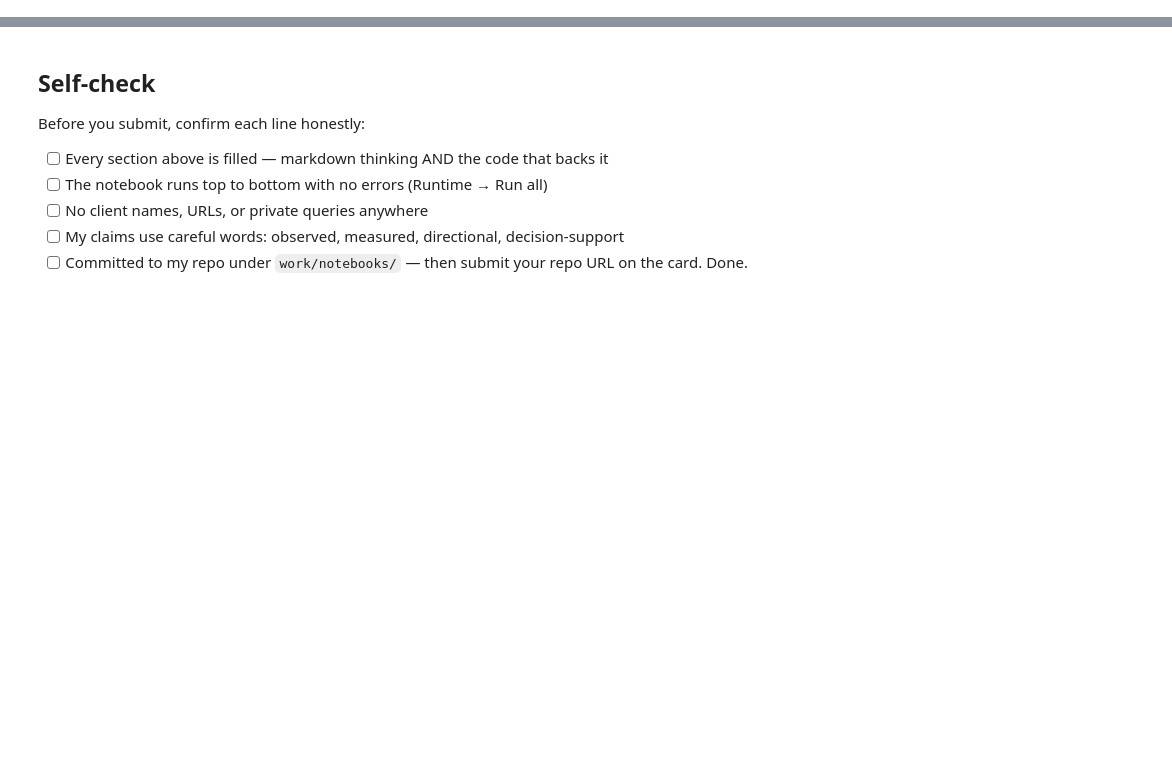
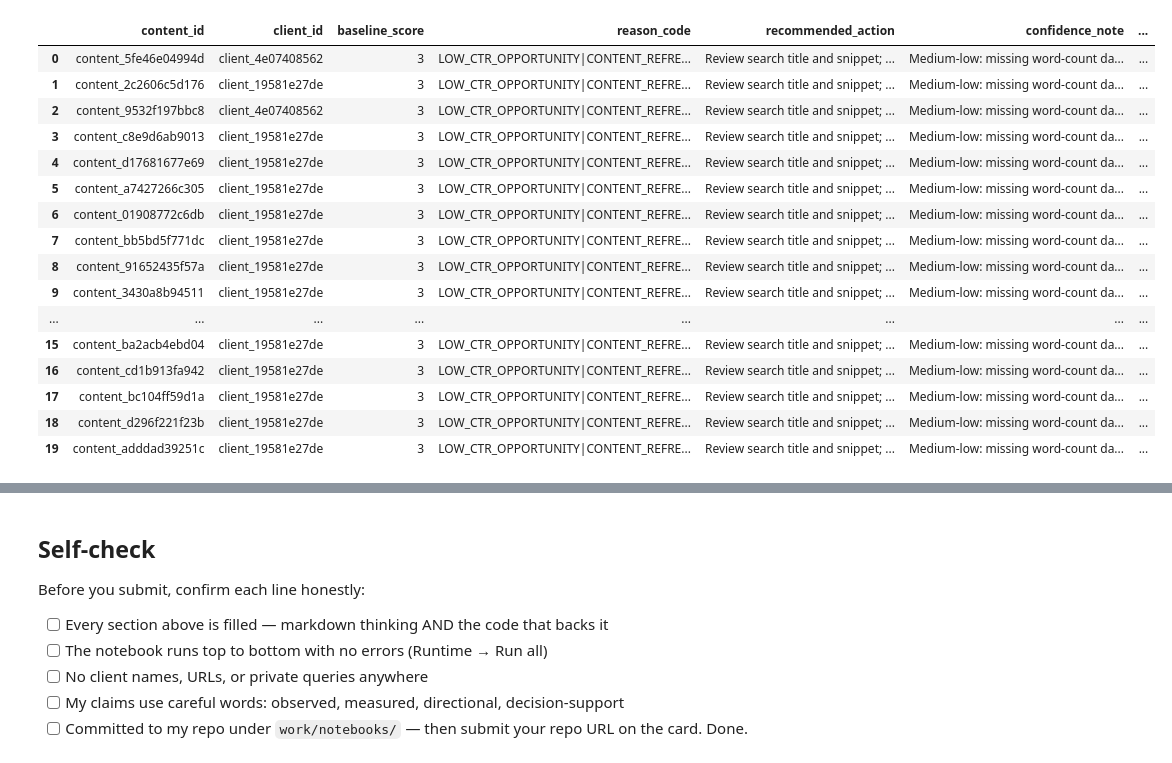
Before and after one commit to vishalseries7030/flyrank-ml-internship, a Jupyter notebook: work/notebooks/w04_baseline_score.ipynb, the cells around one changed output, grey strips where cells are left out. Drawn from its saved outputs; the diff is of its cells as text; code cells hidden in the pictures; blank space fills up the shorter version.

```diff
--- a/work/notebooks/w04_baseline_score.ipynb
+++ b/work/notebooks/w04_baseline_score.ipynb
@@ -36,0 +259,76 @@ This skeleton is yours to fill. Work the sections **in order** — each one has
+# %%
+# Rank by score first, then by impressions for tie-breaking
+baseline = baseline.sort_values(
+    ["baseline_score", "impressions_90d", "content_id"],
+    ascending=[False, False, True]
+).reset_index(drop=True)
+
+# Add a practical human-review recommendation
+def review_action(row):
+    actions = []
+    if row["low_ctr_opportunity"]:
+        actions.append("Review search title and snippet")
+    if row["stale_content"]:
+        actions.append("Check whether content needs updating")
+    if row["thin_content"]:
+        actions.append("Review content depth")
+    if row["missing_word_count"]:
+        actions.append("Verify missing word-count data")
+    return "; ".join(actions) if actions else "No immediate rule-based action"
+
+def confidence_note(row):
+    if row["missing_word_count"]:
+        return "Medium-low: missing word-count data; verify before deciding"
+    if row["low_ctr_opportunity"] and row["stale_content"]:
+        return "Medium: multiple review signals; inspect page context"
+    if row["low_ctr_opportunity"] or row["stale_content"] or row["thin_content"]:
+        return "Medium-low: rule-based signal only; human review needed"
+    return "Low: no explicit review trigger"
+
+def what_could_make_it_wrong(row):
+    issues = []
+    if row["missing_word_count"]:
+        issues.append("Word count is unavailable")
+    if row["low_ctr_opportunity"]:
+        issues.append("CTR may depend on query mix, position, and search intent")
+    if row["stale_content"]:
+        issues.append("Age alone does not prove the content is outdated")
+    if row["thin_content"]:
+        issues.append("Short content may still fully answer the user's need")
+    return "; ".join(issues) if issues else "Available signals may not reveal the page's actual quality"
+
+baseline["recommended_action"] = baseline.apply(review_action, axis=1)
+baseline["confidence_note"] = baseline.apply(confidence_note, axis=1)
+baseline["what_could_make_it_wrong"] = baseline.apply(
+    what_could_make_it_wrong, axis=1
+)
+
+# Export without label-source columns or IDs as scoring features.
+# IDs are retained only to identify pages for review.
+output_columns = [
+    "content_id",
+    "client_id",
+    "baseline_score",
+    "reason_code",
+    "recommended_action",
+    "confidence_note",
+    "what_could_make_it_wrong",
+    "impressions_90d",
+    "ctr",
+    "content_age_days",
+    "days_since_last_update",
+    "word_count",
+]
+
+output_dir = repo / "work/outputs"
+output_dir.mkdir(parents=True, exist_ok=True)
+
+output_path = output_dir / "baseline_action_score.csv"
+baseline[output_columns].to_csv(output_path, index=False)
+
+print("Saved:", output_path)
+print("Export shape:", baseline[output_columns].shape)
+
+print("\nTop 20 review queue:")
+display(baseline[output_columns].head(20))
+# %% [output]
@@ -36,0 +339,17 @@ This skeleton is yours to fill. Work the sections **in order** — each one has
+|  | content_id | client_id | baseline_score | reason_code | recommended_action | confidence_note | ... |
+| 0 | content_5fe46e04994d | client_4e07408562 | 3 | LOW_CTR_OPPORTUNITY|CONTENT_REFRE... | Review search title and snippet; ... | Medium-low: missing word-count da... | ... |
+| 1 | content_2c2606c5d176 | client_19581e27de | 3 | LOW_CTR_OPPORTUNITY|CONTENT_REFRE... | Review search title and snippet; ... | Medium-low: missing word-count da... | ... |
+| 2 | content_9532f197bbc8 | client_4e07408562 | 3 | LOW_CTR_OPPORTUNITY|CONTENT_REFRE... | Review search title and snippet; ... | Medium-low: missing word-count da... | ... |
+| 3 | content_c8e9d6ab9013 | client_19581e27de | 3 | LOW_CTR_OPPORTUNITY|CONTENT_REFRE... | Review search title and snippet; ... | Medium-low: missing word-count da... | ... |
+| 4 | content_d17681677e69 | client_19581e27de | 3 | LOW_CTR_OPPORTUNITY|CONTENT_REFRE... | Review search title and snippet; ... | Medium-low: missing word-count da... | ... |
+| 5 | content_a7427266c305 | client_19581e27de | 3 | LOW_CTR_OPPORTUNITY|CONTENT_REFRE... | Review search title and snippet; ... | Medium-low: missing word-count da... | ... |
+| 6 | content_01908772c6db | client_19581e27de | 3 | LOW_CTR_OPPORTUNITY|CONTENT_REFRE... | Review search title and snippet; ... | Medium-low: missing word-count da... | ... |
+| 7 | content_bb5bd5f771dc | client_19581e27de | 3 | LOW_CTR_OPPORTUNITY|CONTENT_REFRE... | Review search title and snippet; ... | Medium-low: missing word-count da... | ... |
+| 8 | content_91652435f57a | client_19581e27de | 3 | LOW_CTR_OPPORTUNITY|CONTENT_REFRE... | Review search title and snippet; ... | Medium-low: missing word-count da... | ... |
+| 9 | content_3430a8b94511 | client_19581e27de | 3 | LOW_CTR_OPPORTUNITY|CONTENT_REFRE... | Review search title and snippet; ... | Medium-low: missing word-count da... | ... |
+| ... | ... | ... | ... | ... | ... | ... | ... |
+| 15 | content_ba2acb4ebd04 | client_19581e27de | 3 | LOW_CTR_OPPORTUNITY|CONTENT_REFRE... | Review search title and snippet; ... | Medium-low: missing word-count da... | ... |
+| 16 | content_cd1b913fa942 | client_19581e27de | 3 | LOW_CTR_OPPORTUNITY|CONTENT_REFRE... | Review search title and snippet; ... | Medium-low: missing word-count da... | ... |
+| 17 | content_bc104ff59d1a | client_19581e27de | 3 | LOW_CTR_OPPORTUNITY|CONTENT_REFRE... | Review search title and snippet; ... | Medium-low: missing word-count da... | ... |
+| 18 | content_d296f221f23b | client_19581e27de | 3 | LOW_CTR_OPPORTUNITY|CONTENT_REFRE... | Review search title and snippet; ... | Medium-low: missing word-count da... | ... |
+| 19 | content_adddad39251c | client_19581e27de | 3 | LOW_CTR_OPPORTUNITY|CONTENT_REFRE... | Review search title and snippet; ... | Medium-low: missing word-count da... | ... |
```
Also changed, not shown: parts of 22 cells of this notebook.
